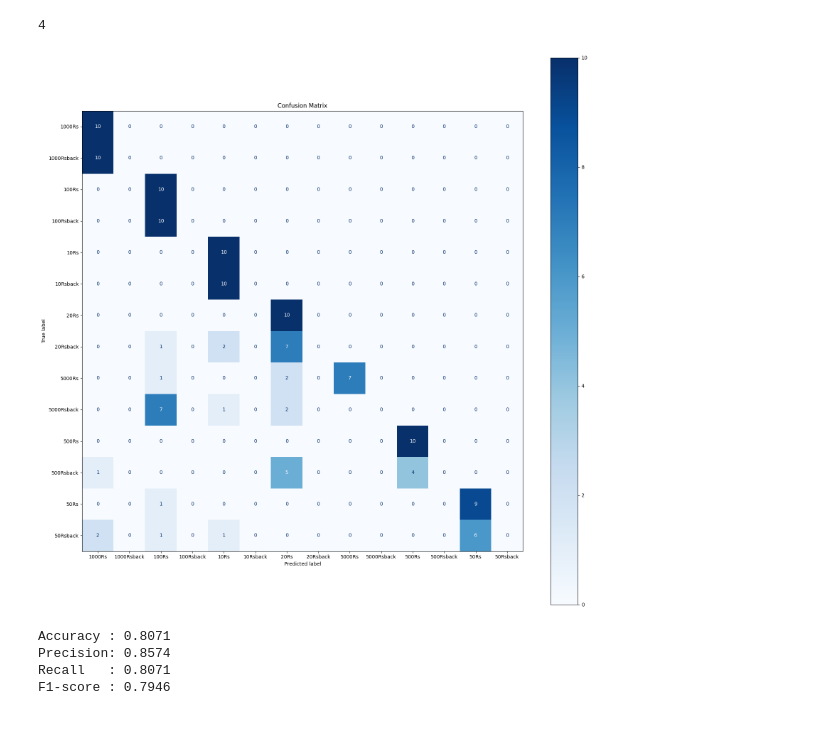
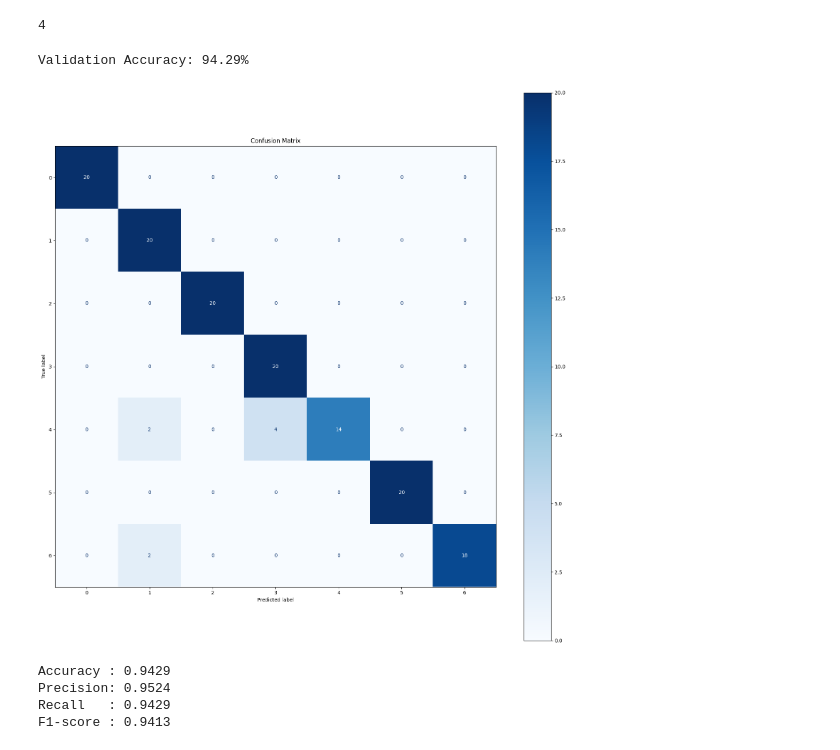
Before and after one commit to hamzak11111/Pakistan-Currency-Notes-Detection, a Jupyter notebook: Training.ipynb, the cells around one changed output. Drawn from its saved outputs; the diff is of its cells as text; code cells hidden in the pictures.

```diff
--- a/Training.ipynb
+++ b/Training.ipynb
@@ -357,24 +308,64 @@ for class_folder in os.listdir(validation_folder):
+# %%
+def inference(model_to_load):
+    device = "cuda" if torch.cuda.is_available() else "cpu"
+
+    model = models.resnet18(weights=None)
+    model.fc = nn.Linear(model.fc.in_features, len(class_mappings))
+    model.load_state_dict(torch.load(model_to_load, map_location=device))
+    model = model.to(device)
+    model.eval()
+
+    correct = 0
+    total = 0
+
+    all_preds = []
+    all_labels = []
+
+    with torch.no_grad():
+        for images, labels in test_loader:
+            images, labels = images.to(device), labels.to(device)
+            outputs = model(images)
+
+            _, preds = torch.max(outputs, 1)
+            correct += (preds == labels).sum().item()
+            total += labels.size(0)
+
+            all_preds.extend(preds.cpu().numpy())
+            all_labels.extend(labels.cpu().numpy())
+
+    val_acc = correct / total * 100
+    print(f"Validation Accuracy: {val_acc:.2f}%")
+
+    return all_preds, all_labels
+# %%
+model_to_load = os.path.join(model_weights_path, "resnet18.pth")
+all_preds, all_labels = inference(model_to_load)
+# %% [output]
+Validation Accuracy: 94.29%
 # %%
+classes = {
+    "true_class": all_labels,
+    "predicted_class": all_preds
+}
 df = pd.DataFrame(classes)
 
 y_true = df['true_class']
 y_pred = df['predicted_class']
 
 labels = sorted(list(set(y_true) | set(y_pred)))
 
 
 cm = confusion_matrix(y_true, y_pred, labels=labels)
 
 fig, ax = plt.subplots(figsize=(20, 20))
 disp = ConfusionMatrixDisplay(confusion_matrix=cm, display_labels=labels)
 disp.plot(cmap=plt.cm.Blues, ax=ax, colorbar=True)
 plt.title("Confusion Matrix")
 plt.show()
 # %% [output]
-[figure, old version]
+[figure, new version]
 # %%
-y_true = [x[:-4] if x.endswith("back") else x for x in y_true]
-accuracy = accuracy_score(y_true, y_pred)
+accuracy = accuracy_score(all_labels, all_preds)
 precision = precision_score(y_true, y_pred, labels=labels, average='weighted', zero_division=0)
 recall = recall_score(y_true, y_pred, labels=labels, average='weighted', zero_division=0)
 f1 = f1_score(y_true, y_pred, labels=labels, average='weighted', zero_division=0)
@@ -384,7 +375,7 @@ print(f"Precision: {precision:.4f}")
 print(f"Recall   : {recall:.4f}")
 print(f"F1-score : {f1:.4f}")
 # %% [output]
-Accuracy : 0.8071
-Precision: 0.8574
-Recall   : 0.8071
-F1-score : 0.7946
+Accuracy : 0.9429
+Precision: 0.9524
+Recall   : 0.9429
+F1-score : 0.9413
```
Also changed, not shown: parts of 5 cells of this notebook.
